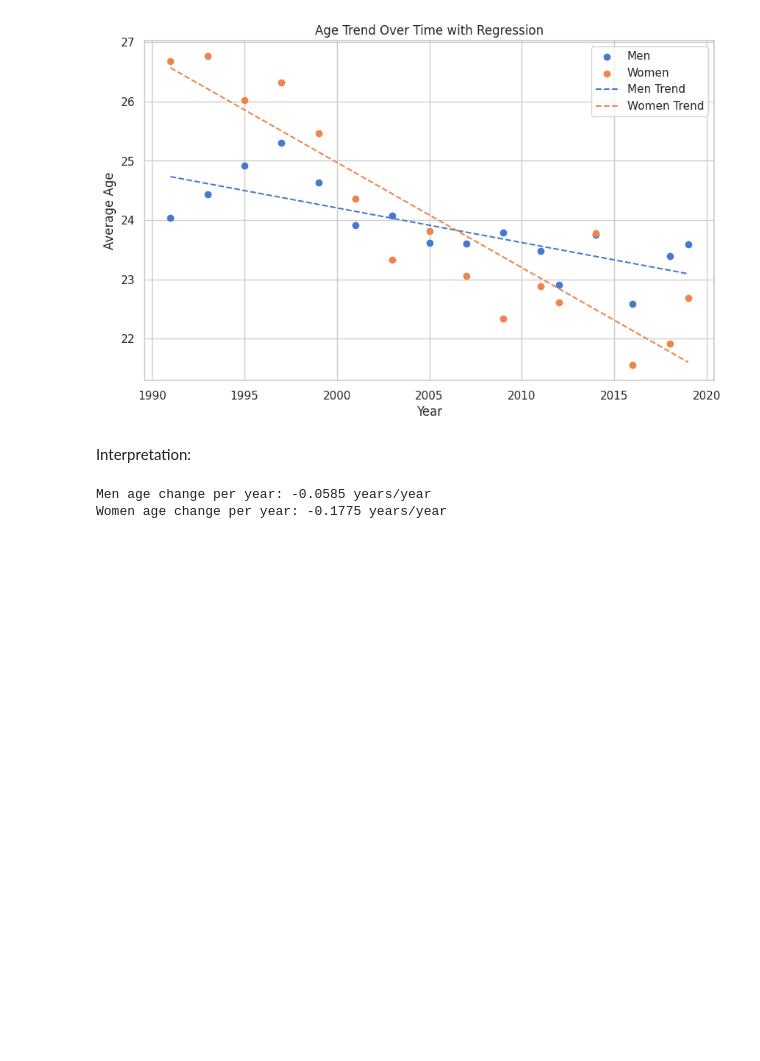
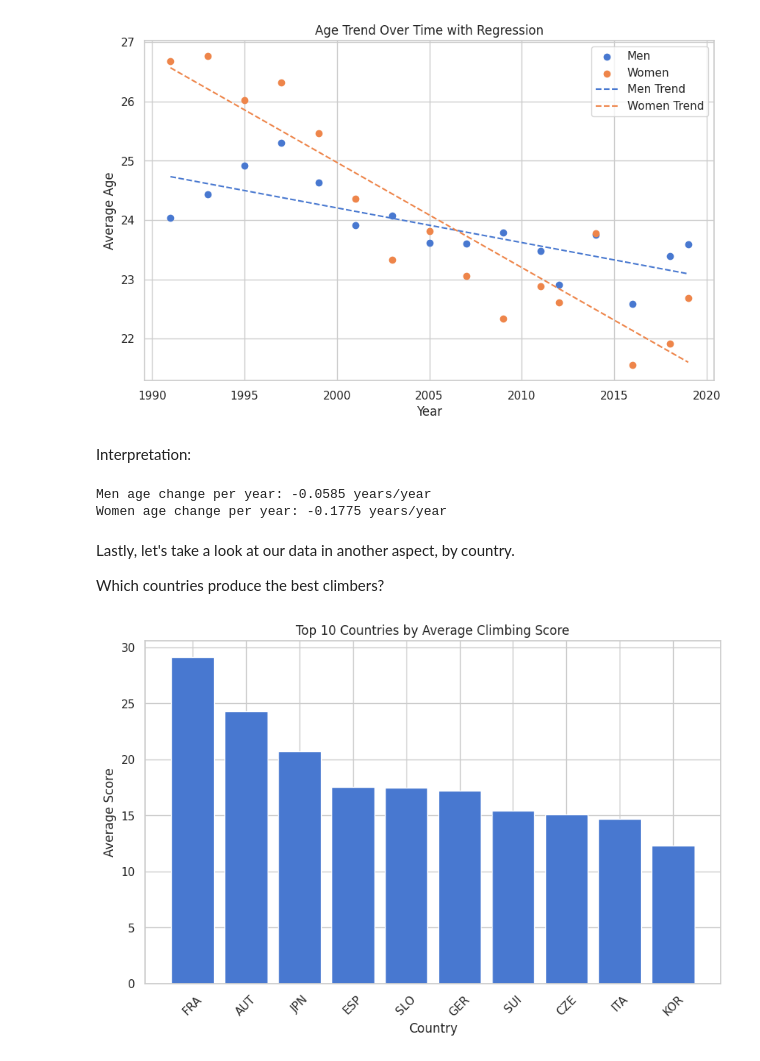
Before and after one commit to derrickd-lab/Climbing_Prediction_Project, a Jupyter notebook: ML_Project.ipynb, the cells around one changed output. Saved outputs shown, nothing was run; the diff lists cells and outputs as text; code cells hidden in the pictures; blank space fills up the shorter version.

```diff
--- a/ML_Project.ipynb
+++ b/ML_Project.ipynb
@@ -388,3 +388,37 @@ print("Women age change per year:", round(m_women, 4), "years/year")
 # %% [output]
 Men age change per year: -0.0585 years/year
 Women age change per year: -0.1775 years/year
+# %% [markdown]
+Lastly, let's take a look at our data in another aspect, by country.
+
+Which countries produce the best climbers?
+# %%
+#Combine adult men and women brackets
+combined = pd.concat([adult_m, adult_w], ignore_index=True)
+
+combined = combined.dropna(subset=["nation", "score"])
+
+#Average the score by country
+country_performance = (
+    combined
+    .groupby("nation")["score"]
+    .mean()
+    .sort_values(ascending=False)
+    .reset_index()
+)
+
+country_performance.head(10)
+
+
+#Visualization
+top10 = country_performance.head(10)
+
+plt.figure(figsize=(10,6))
+plt.bar(top10["nation"], top10["score"])
+plt.xticks(rotation=45)
+plt.ylabel("Average Score")
+plt.xlabel("Country")
+plt.title("Top 10 Countries by Average Climbing Score")
+plt.show()
+# %% [output]
+[figure, added]
```
Also changed, not shown: parts of 4 cells of this notebook.
